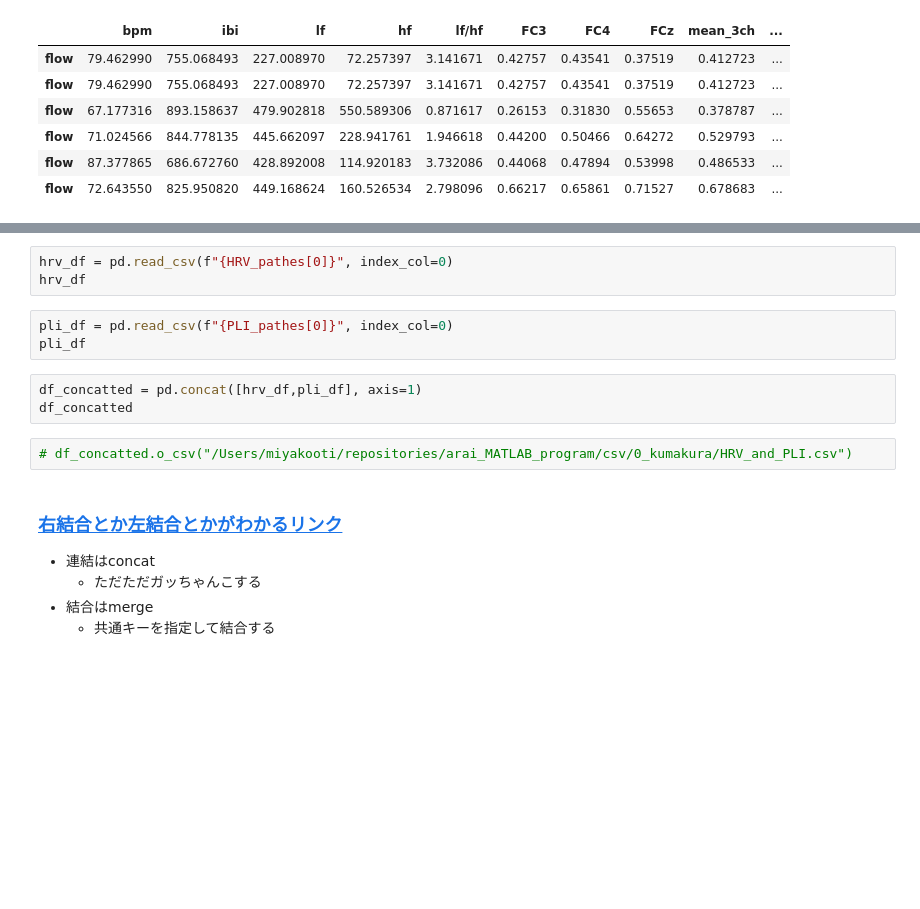
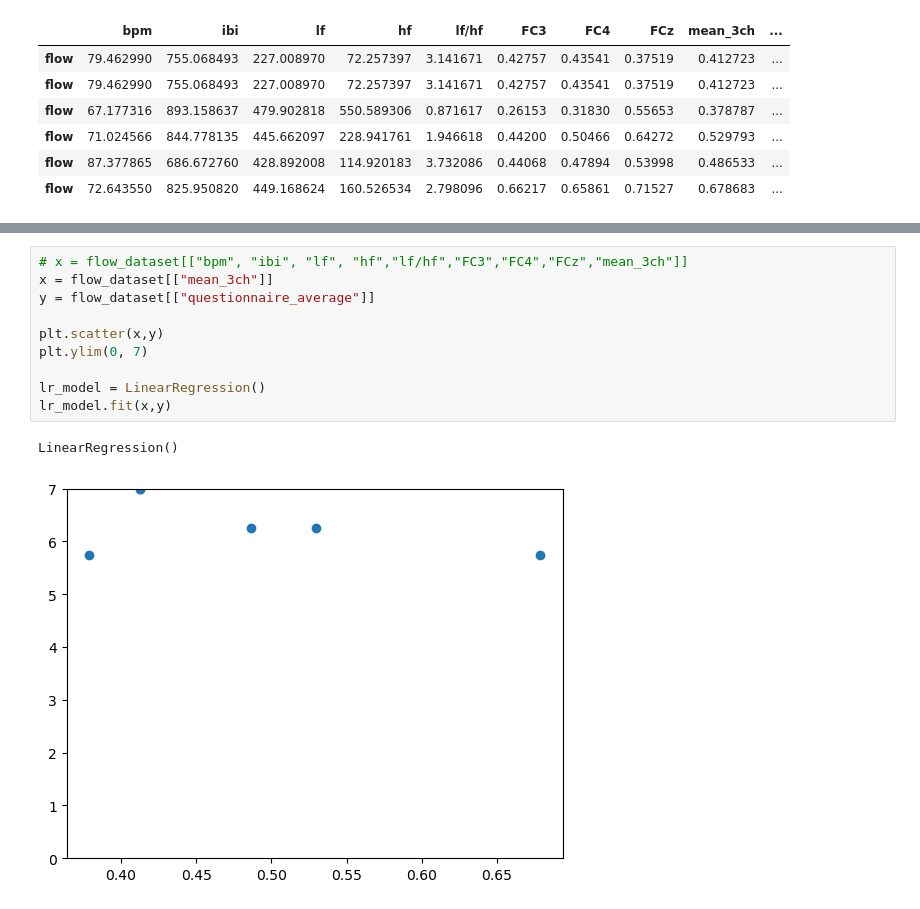
Before and after one commit to miyakooti/ECGAnalysis, a Jupyter notebook: regression_of_flow_score.ipynb, the cells around one changed output, grey strips where cells are left out. Drawn from its saved outputs; the diff is of its cells as text; blank space fills up the shorter version.

```diff
--- a/regression_of_flow_score.ipynb
+++ b/regression_of_flow_score.ipynb
@@ -91,17 +89,13 @@ https://note.nkmk.me/python-pandas-read-csv-tsv/
-# %%
-hrv_df = pd.read_csv(f"{HRV_pathes[0]}", index_col=0)
-hrv_df
-# %%
-pli_df = pd.read_csv(f"{PLI_pathes[0]}", index_col=0)
-pli_df
-# %%
-df_concatted = pd.concat([hrv_df,pli_df], axis=1)
-df_concatted
-# %%
-# df_concatted.o_csv("/Users/miyakooti/repositories/arai_MATLAB_program/csv/0_kumakura/HRV_and_PLI.csv")
-# %% [markdown]
-### [右結合とか左結合とかがわかるリンク](https://ai-inter1.com/pandas-dataframe_join/#st-toc-h-1)
-- 連結はconcat
-    - ただただガッちゃんこする
-- 結合はmerge
-    - 共通キーを指定して結合する
+# %%
+# x = flow_dataset[["bpm", "ibi", "lf", "hf","lf/hf","FC3","FC4","FCz","mean_3ch"]]
+x = flow_dataset[["mean_3ch"]]
+y = flow_dataset[["questionnaire_average"]]
+
+plt.scatter(x,y)
+plt.ylim(0, 7)
+
+lr_model = LinearRegression()
+lr_model.fit(x,y)
+# %% [output]
+LinearRegression()
+[figure, added]
```
Also changed, not shown: parts of 4 cells of this notebook.
